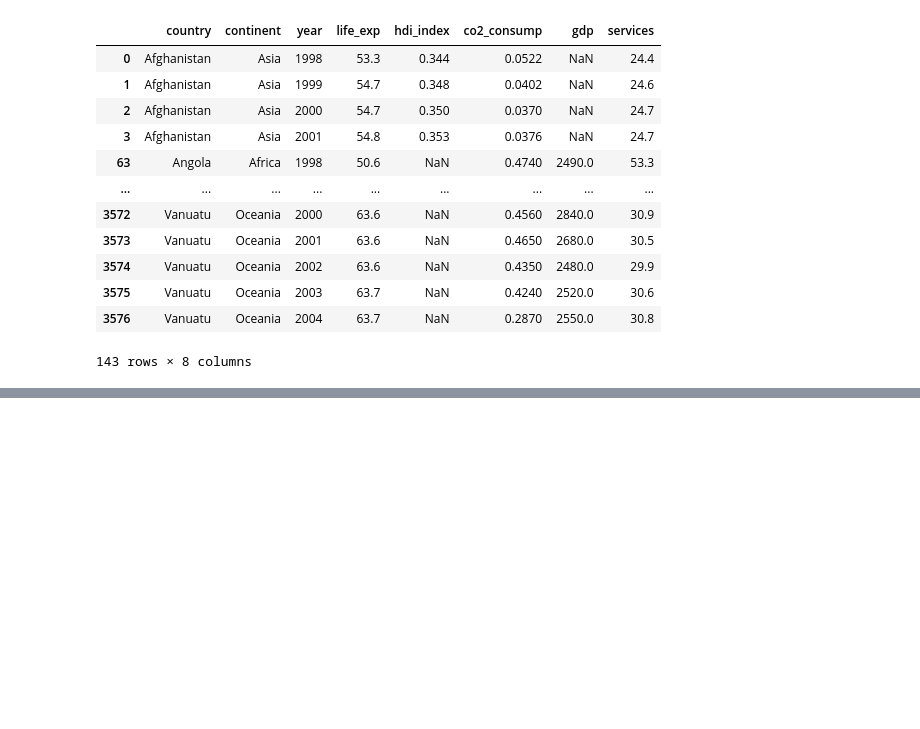
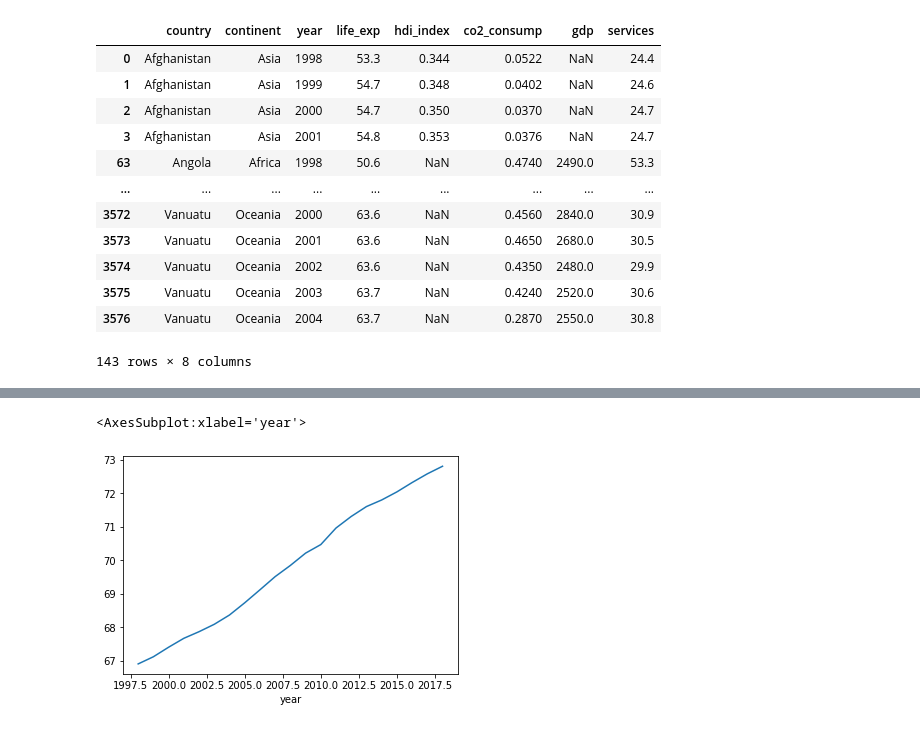
Before and after one commit to Hsrivastava19/Python-projects, a Jupyter notebook: World GDP Data Analysis/World GDP Data analysis.ipynb, the cells around one changed output, grey strips where cells are left out. Saved outputs shown, nothing was run; the diff lists cells and outputs as text; code cells hidden in the pictures; blank space fills up the shorter version.

```diff
--- a/World GDP Data Analysis/World GDP Data analysis.ipynb
+++ b/World GDP Data Analysis/World GDP Data analysis.ipynb
@@ -199,0 +272,7 @@ Name: life_exp, Length: 175, dtype: float64
+# %%
+globalLifeExpectancy=df.groupby('year')['life_exp'].mean()
+# %%
+globalLifeExpectancy.plot()
+# %% [output]
+<AxesSubplot:xlabel='year'>
+[figure, added]
```
Also changed, not shown: parts of 21 cells of this notebook.
